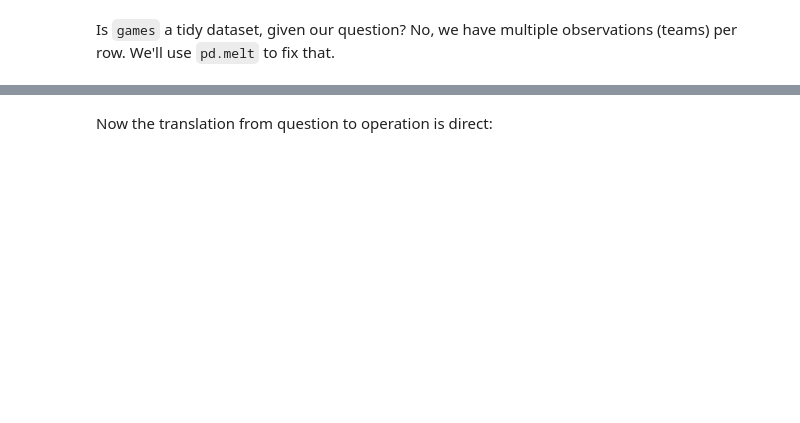
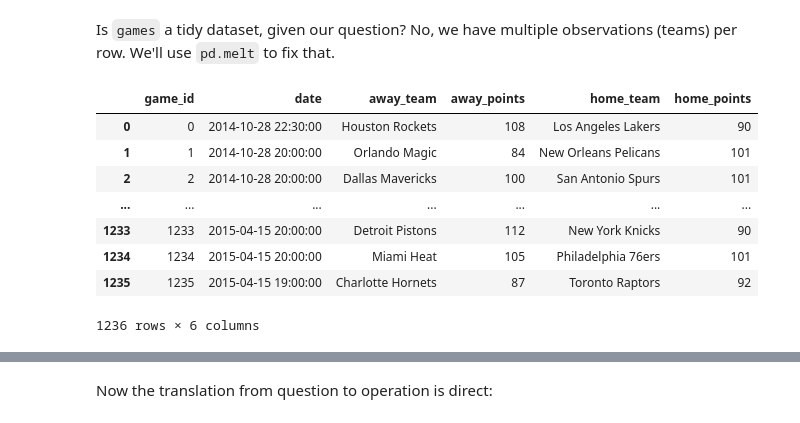
Before and after one commit to jreback/PyDataNYC2015, a Jupyter notebook: tutorial/4. Tidy Data.ipynb, the cells around one changed output, grey strips where cells are left out. Drawn from its saved outputs; the diff is of its cells as text; code cells hidden in the pictures; blank space fills up the shorter version.

```diff
--- a/tutorial/4. Tidy Data.ipynb
+++ b/tutorial/4. Tidy Data.ipynb
@@ -62,3 +78,18 @@ games.head()
 # %% [markdown]
 Is `games` a tidy dataset, given our question? No, we have multiple observations (teams) per row. We'll use `pd.melt` to fix that.
+# %%
+(games
+     .sort_index()
+     .reset_index()
+ )
+# %% [output]
+|  | game_id | date | away_team | away_points | home_team | home_points |
+| 0 | 0 | 2014-10-28 22:30:00 | Houston Rockets | 108 | Los Angeles Lakers | 90 |
+| 1 | 1 | 2014-10-28 20:00:00 | Orlando Magic | 84 | New Orleans Pelicans | 101 |
+| 2 | 2 | 2014-10-28 20:00:00 | Dallas Mavericks | 100 | San Antonio Spurs | 101 |
+| ... | ... | ... | ... | ... | ... | ... |
+| 1233 | 1233 | 2015-04-15 20:00:00 | Detroit Pistons | 112 | New York Knicks | 90 |
+| 1234 | 1234 | 2015-04-15 20:00:00 | Miami Heat | 105 | Philadelphia 76ers | 101 |
+| 1235 | 1235 | 2015-04-15 19:00:00 | Charlotte Hornets | 87 | Toronto Raptors | 92 |
+1236 rows × 6 columns
 # %%
```
Also changed, not shown: parts of 8 cells of this notebook, 3 other files.
